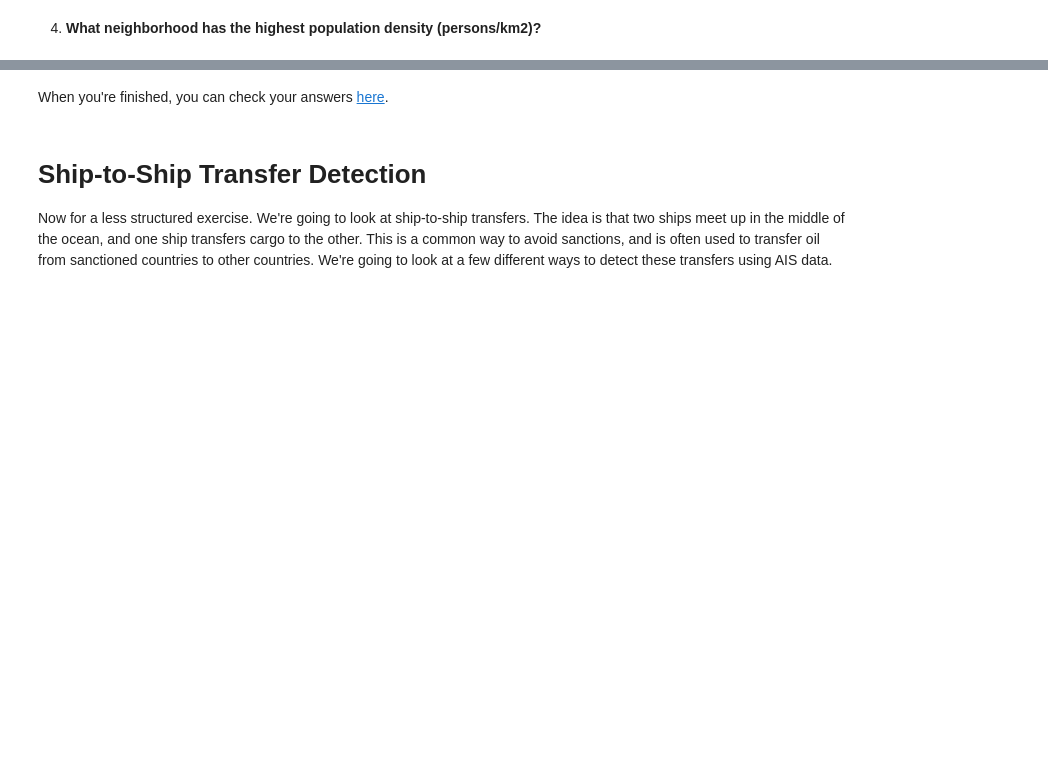
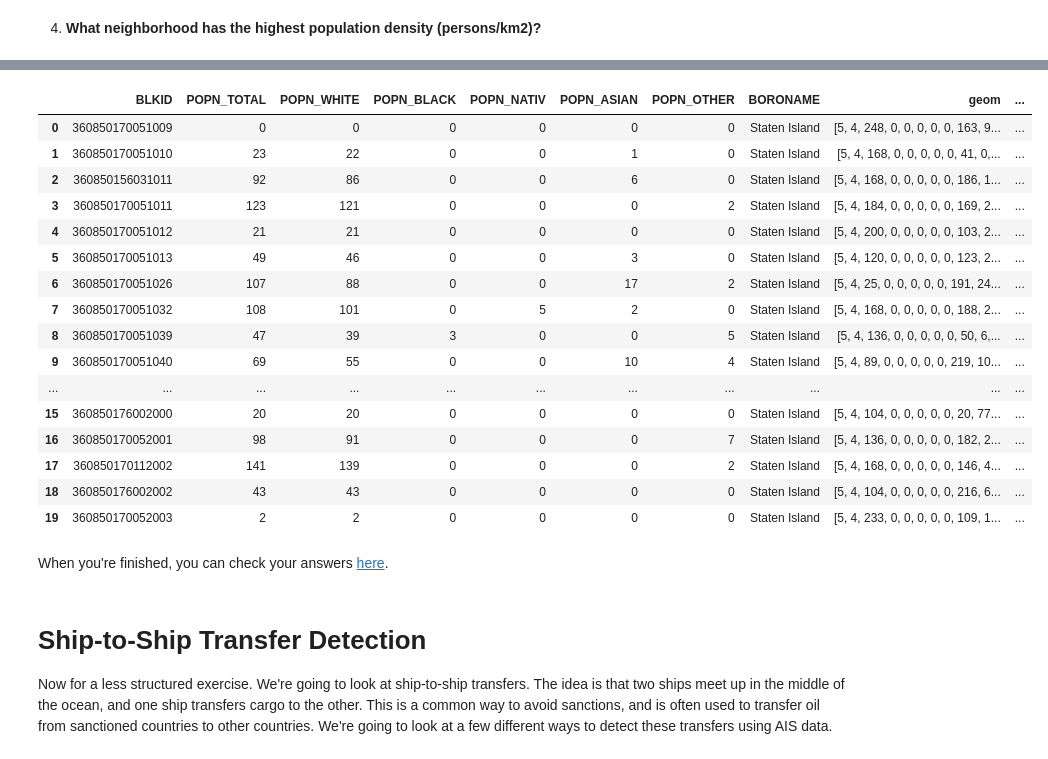
Before and after one commit to lukegbenson/casa0025, a Jupyter notebook: notebooks/W04_postgis2.ipynb, the cells around one changed output, grey strips where cells are left out. Saved outputs shown, nothing was run; the diff lists cells and outputs as text; code cells hidden in the pictures; blank space fills up the shorter version.

```diff
--- a/notebooks/W04_postgis2.ipynb
+++ b/notebooks/W04_postgis2.ipynb
@@ -186,3 +197,32 @@ limit 20
+# %%
+%%sql
+
+select * --n.name neighborhood, round(1000 * sum(b.popn_total) / mean(st_area(n.geom)), 2)
+from nyc_census_blocks b
+inner join nyc_neighborhoods n
+  on st_contains(n.geom, b.geom)
+--group by 1
+--order by 2 desc
+where n.name = 'Annandale'
+limit 20
+# %% [output]
+|  | BLKID | POPN_TOTAL | POPN_WHITE | POPN_BLACK | POPN_NATIV | POPN_ASIAN | POPN_OTHER | BORONAME | geom | ... |
+| 0 | 360850170051009 | 0 | 0 | 0 | 0 | 0 | 0 | Staten Island | [5, 4, 248, 0, 0, 0, 0, 0, 163, 9... | ... |
+| 1 | 360850170051010 | 23 | 22 | 0 | 0 | 1 | 0 | Staten Island | [5, 4, 168, 0, 0, 0, 0, 0, 41, 0,... | ... |
+| 2 | 360850156031011 | 92 | 86 | 0 | 0 | 6 | 0 | Staten Island | [5, 4, 168, 0, 0, 0, 0, 0, 186, 1... | ... |
+| 3 | 360850170051011 | 123 | 121 | 0 | 0 | 0 | 2 | Staten Island | [5, 4, 184, 0, 0, 0, 0, 0, 169, 2... | ... |
+| 4 | 360850170051012 | 21 | 21 | 0 | 0 | 0 | 0 | Staten Island | [5, 4, 200, 0, 0, 0, 0, 0, 103, 2... | ... |
+| 5 | 360850170051013 | 49 | 46 | 0 | 0 | 3 | 0 | Staten Island | [5, 4, 120, 0, 0, 0, 0, 0, 123, 2... | ... |
+| 6 | 360850170051026 | 107 | 88 | 0 | 0 | 17 | 2 | Staten Island | [5, 4, 25, 0, 0, 0, 0, 0, 191, 24... | ... |
+| 7 | 360850170051032 | 108 | 101 | 0 | 5 | 2 | 0 | Staten Island | [5, 4, 168, 0, 0, 0, 0, 0, 188, 2... | ... |
+| 8 | 360850170051039 | 47 | 39 | 3 | 0 | 0 | 5 | Staten Island | [5, 4, 136, 0, 0, 0, 0, 0, 50, 6,... | ... |
+| 9 | 360850170051040 | 69 | 55 | 0 | 0 | 10 | 4 | Staten Island | [5, 4, 89, 0, 0, 0, 0, 0, 219, 10... | ... |
+| ... | ... | ... | ... | ... | ... | ... | ... | ... | ... | ... |
+| 15 | 360850176002000 | 20 | 20 | 0 | 0 | 0 | 0 | Staten Island | [5, 4, 104, 0, 0, 0, 0, 0, 20, 77... | ... |
+| 16 | 360850170052001 | 98 | 91 | 0 | 0 | 0 | 7 | Staten Island | [5, 4, 136, 0, 0, 0, 0, 0, 182, 2... | ... |
+| 17 | 360850170112002 | 141 | 139 | 0 | 0 | 0 | 2 | Staten Island | [5, 4, 168, 0, 0, 0, 0, 0, 146, 4... | ... |
+| 18 | 360850176002002 | 43 | 43 | 0 | 0 | 0 | 0 | Staten Island | [5, 4, 104, 0, 0, 0, 0, 0, 216, 6... | ... |
+| 19 | 360850170052003 | 2 | 2 | 0 | 0 | 0 | 0 | Staten Island | [5, 4, 233, 0, 0, 0, 0, 0, 109, 1... | ... |
 # %% [markdown]
 When you're finished, you can check your answers [here](https://postgis.net/workshops/postgis-intro/joins_exercises.html).
 # %% [markdown]
```
Also changed, not shown: parts of 13 cells of this notebook.
